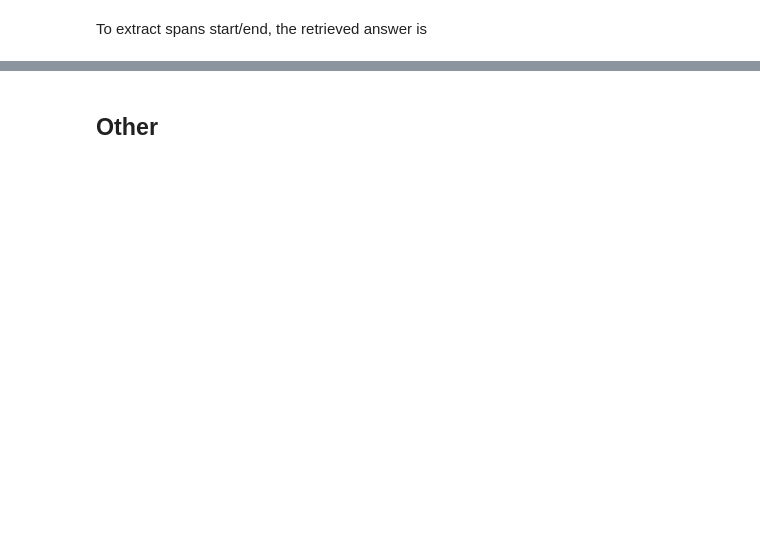
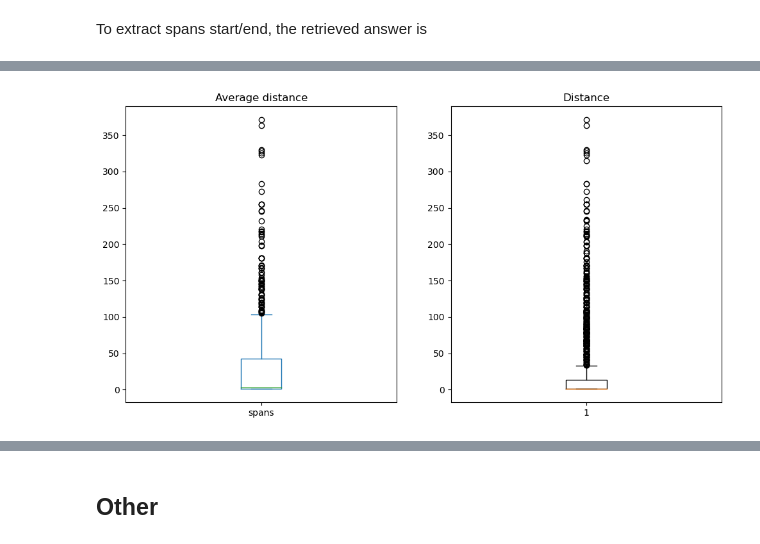
Before and after one commit to DanieleMorotti/Argument-retrieval-for-comparative-questions, a Jupyter notebook: ms-marco-dataset.ipynb, the cells around one changed output, grey strips where cells are left out. Cells and saved outputs as stored; diff of their text form; code cells hidden in the pictures; blank space fills up the shorter version.

Commit message:
extracted spans from dataset

```diff
--- a/ms-marco-dataset.ipynb
+++ b/ms-marco-dataset.ipynb
@@ -215,11 +375,2 @@ display(answers)
 # %% [markdown]
 To extract spans start/end, the retrieved answer is
-# %%
-prog = re.compile(re.escape(string_parser.parse_answers(row.answers)[0]))
-passage_text = selected_passage[0]["passage_text"]
-
-res = prog.search(passage_text)
-start, end = res.start(), res.end()
-
-assert passage_text[start:end] == string_parser.parse_answers(row.answers)[0]
-print(f"Start: {start}, end: {end}")
@@ -227,0 +411,5 @@ Start: 0, end: 178
+# %%
+df_proc = df_proc.assign(spans=None)
+df_proc.spans = df_proc.apply(extract_spans, axis=1)
+
+df_proc.head()
@@ -227,0 +461,3 @@ Start: 0, end: 178
+# %%
+df_multispan = df_proc[df_proc.spans.apply(lambda x: len(x) if isinstance(x, list) else 0) > 1]
+df_multispan
@@ -227,0 +480,6 @@ Start: 0, end: 178
+# %%
+def compute_distances(spans: list[tuple[int]]):
+    return [b[0] - a[1] for a, b in zip(spans, spans[1:])]
+
+df_multispan = df_multispan[df_multispan.spans.apply(compute_distances).apply(lambda x: all(d > 0 for d in x))]
+df_multispan
@@ -227,0 +514,14 @@ Start: 0, end: 178
+# %%
+fig, axs = plt.subplots(ncols=2, figsize=(12, 6))
+
+df_multispan.spans.apply(compute_distances).apply(np.mean).plot.box(ax=axs[0])
+
+distances = df_multispan.spans.apply(compute_distances).agg(np.sum)
+axs[1].boxplot(distances)
+
+axs[0].set_title("Average distance")
+axs[1].set_title("Distance")
+
+fig.show()
+# %% [output]
+[figure, added]
```
Also changed, not shown: parts of 46 cells of this notebook.
